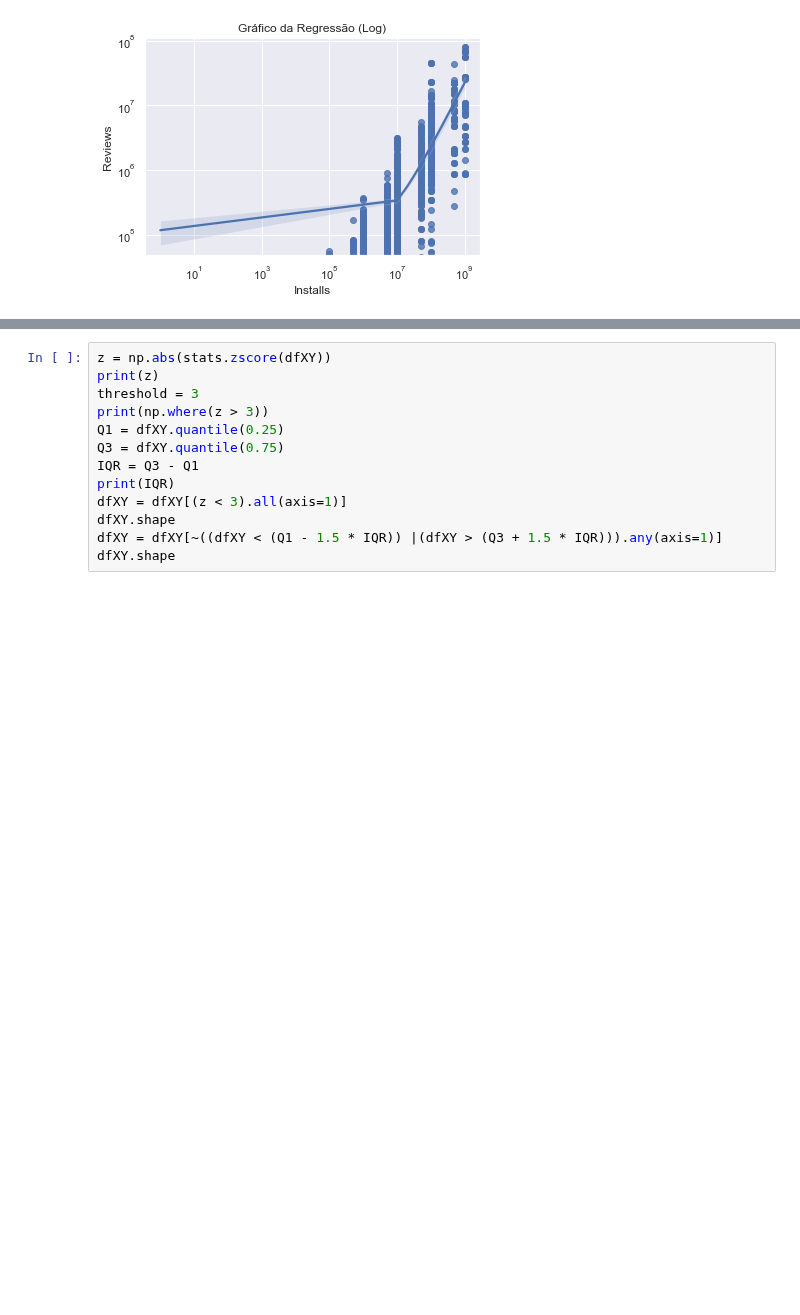
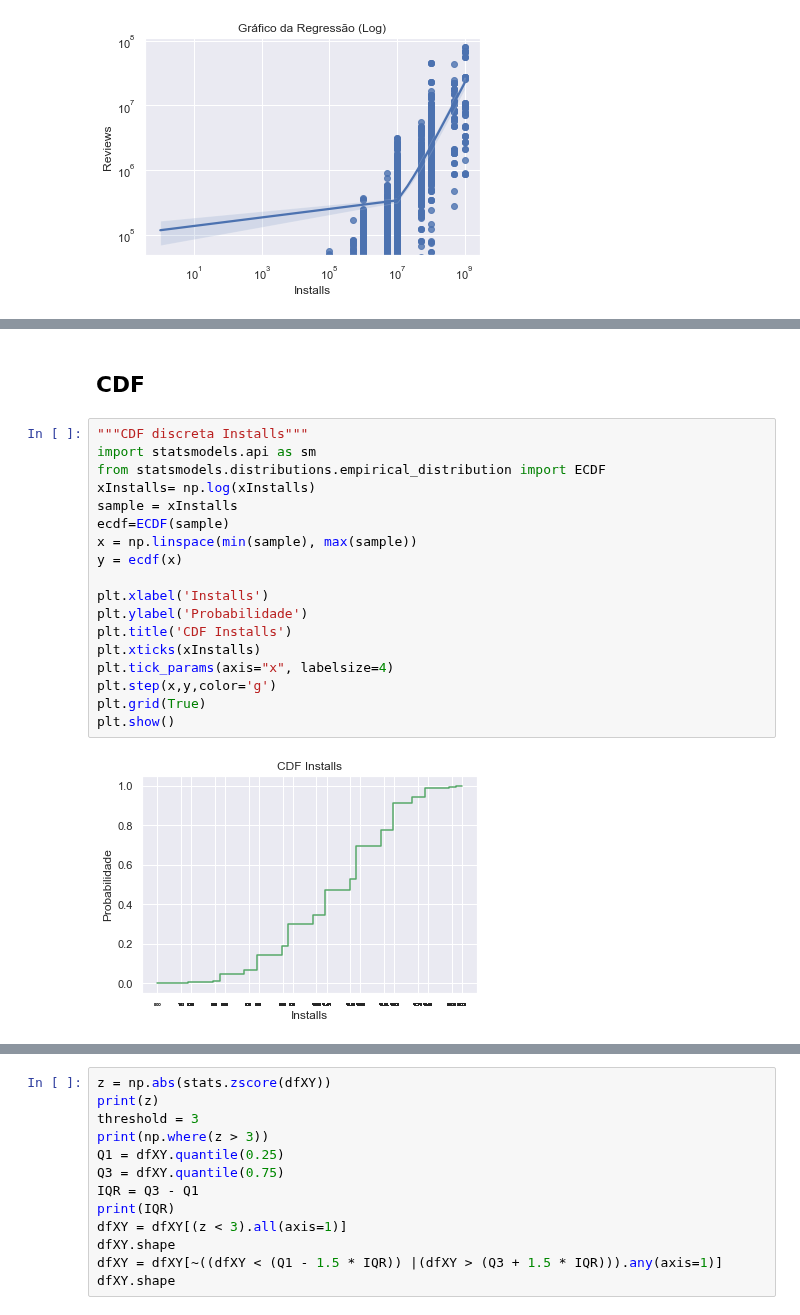
Before and after one commit to ArtFicer/PGCC-MQ, a Jupyter notebook: MQFinal/MQFinal.ipynb, the cells around one changed output, grey strips where cells are left out. Cells and saved outputs as stored; diff of their text form; blank space fills up the shorter version.

```diff
--- a/MQFinal/MQFinal.ipynb
+++ b/MQFinal/MQFinal.ipynb
@@ -739,0 +749,22 @@ https://towardsdatascience.com/ways-to-detect-and-remove-the-outliers-404d16608d
+# %% [markdown]
+## CDF
+# %%
+"""CDF discreta Installs"""
+import statsmodels.api as sm
+from statsmodels.distributions.empirical_distribution import ECDF
+xInstalls= np.log(xInstalls)
+sample = xInstalls
+ecdf=ECDF(sample)
+x = np.linspace(min(sample), max(sample))
+y = ecdf(x)
+
+plt.xlabel('Installs')
+plt.ylabel('Probabilidade')
+plt.title('CDF Installs')
+plt.xticks(xInstalls)
+plt.tick_params(axis="x", labelsize=4)
+plt.step(x,y,color='g')
+plt.grid(True)
+plt.show()
+# %% [output]
+[figure, added]
```
Also changed, not shown: parts of 9 cells of this notebook, 3 other files.
